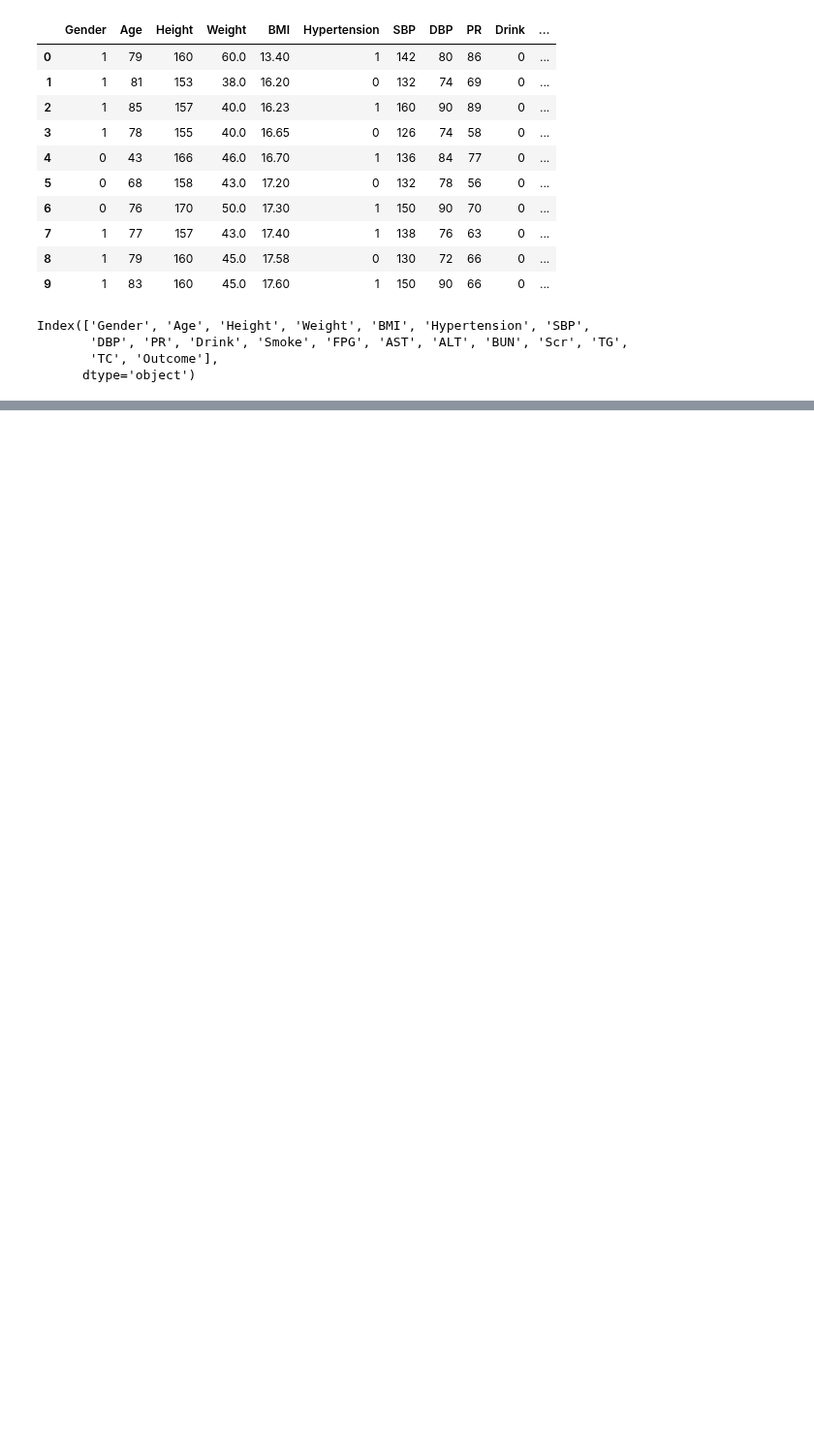
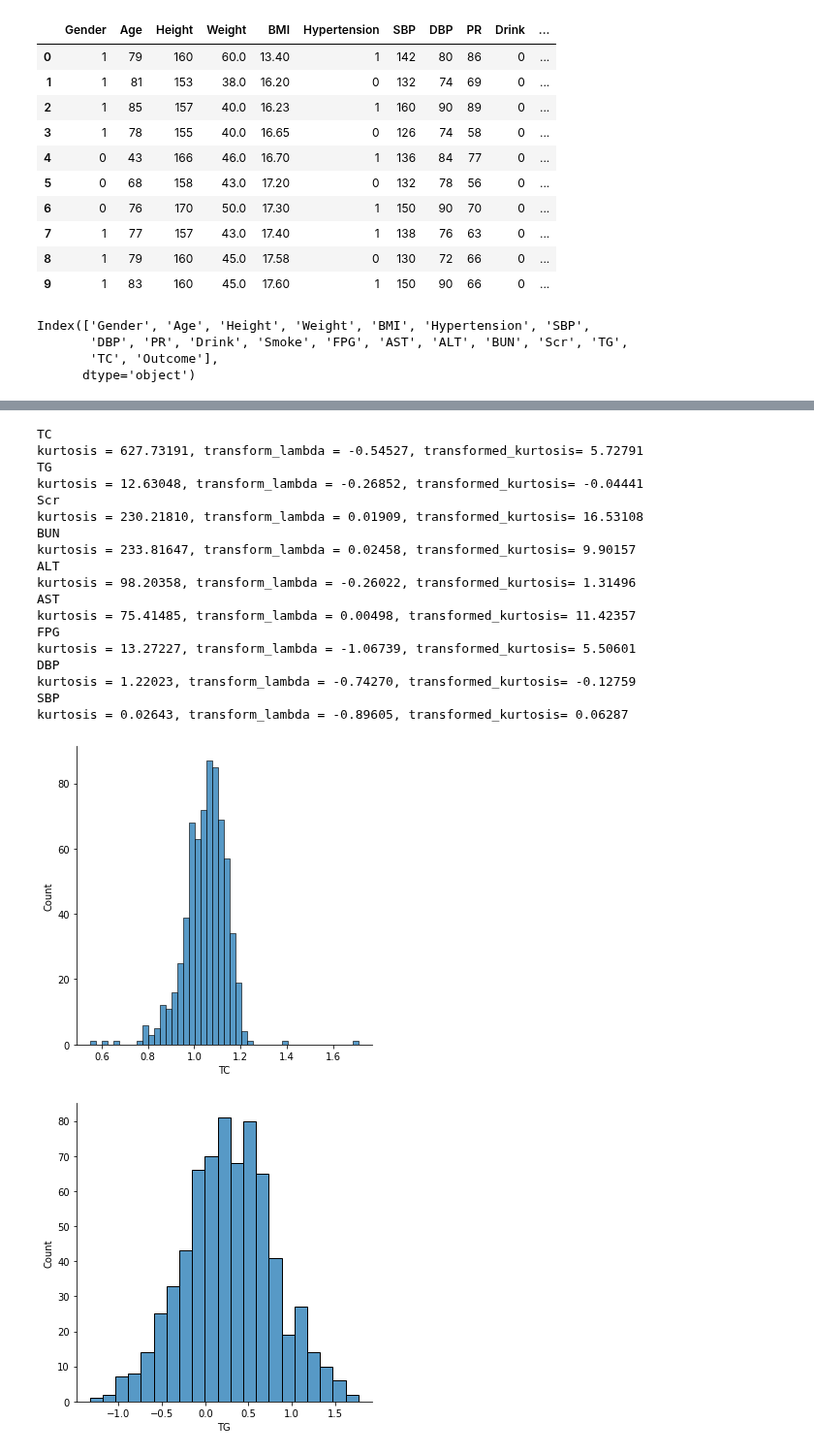
Before and after one commit to zenoWZH/sherry, a Jupyter notebook: data_transform/feature_distribution.ipynb, the cells around one changed output, grey strips where cells are left out. Shown at 97% size. Cells and saved outputs as stored; diff of their text form; code cells hidden in the pictures; blank space fills up the shorter version.

Commit message:
boxcoxed

```diff
--- a/data_transform/feature_distribution.ipynb
+++ b/data_transform/feature_distribution.ipynb
@@ -38,0 +78,42 @@ df.describe()
+# %%
+xtotrans = ['TC', 'TG', 'Scr', 'BUN', 'ALT', 'AST', 'FPG', 'DBP', 'SBP']
+# %%
+from scipy.optimize import minimize_scalar
+df = pd.read_csv("../NewData.csv")#.drop(columns = ['Unnamed: 19']).dropna(axis = 0)
+for x in xtotrans:
+    print(x)
+    #print(st.kurtosis(df[x]))
+    #lower = df[x].describe()[4]
+    #upper = df[x].describe()[6]
+    #print(lower, upper)
+    #prob = st.boxcox_normplot(df[x], lower, upper)
+    #print(prob)
+    xt, namda = st.boxcox(x = df[x], optimizer=minimize_scalar)
+    #print(res)
+
+    print("kurtosis = %.5f, transform_lambda = %.5f, transformed_kurtosis= %.5f" %( st.kurtosis(df[x]), namda, st.kurtosis(xt)))
+    df[x] = xt
+    sns.displot(df[x])
+
+df.to_csv("../Boxcox_data.csv", index=False)
+# %% [output]
+TC
+kurtosis = 627.73191, transform_lambda = -0.54527, transformed_kurtosis= 5.72791
+TG
+kurtosis = 12.63048, transform_lambda = -0.26852, transformed_kurtosis= -0.04441
+Scr
+kurtosis = 230.21810, transform_lambda = 0.01909, transformed_kurtosis= 16.53108
+BUN
+kurtosis = 233.81647, transform_lambda = 0.02458, transformed_kurtosis= 9.90157
+ALT
+kurtosis = 98.20358, transform_lambda = -0.26022, transformed_kurtosis= 1.31496
+AST
+kurtosis = 75.41485, transform_lambda = 0.00498, transformed_kurtosis= 11.42357
+FPG
+kurtosis = 13.27227, transform_lambda = -1.06739, transformed_kurtosis= 5.50601
+DBP
+kurtosis = 1.22023, transform_lambda = -0.74270, transformed_kurtosis= -0.12759
+SBP
+kurtosis = 0.02643, transform_lambda = -0.89605, transformed_kurtosis= 0.06287
+[figure, added]
+[figure, added]
```
Also changed, not shown: parts of 4 cells of this notebook, 1 other file.
